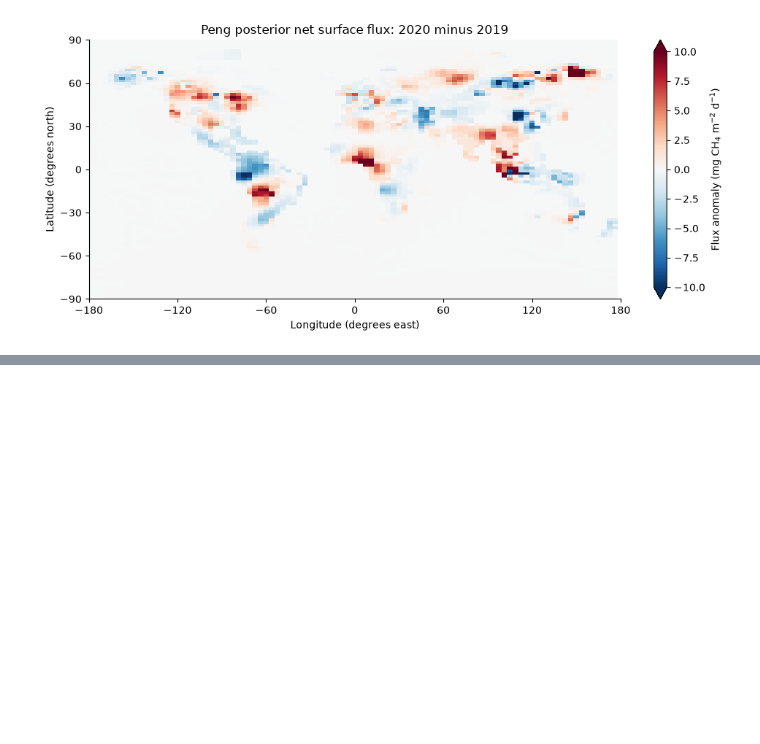
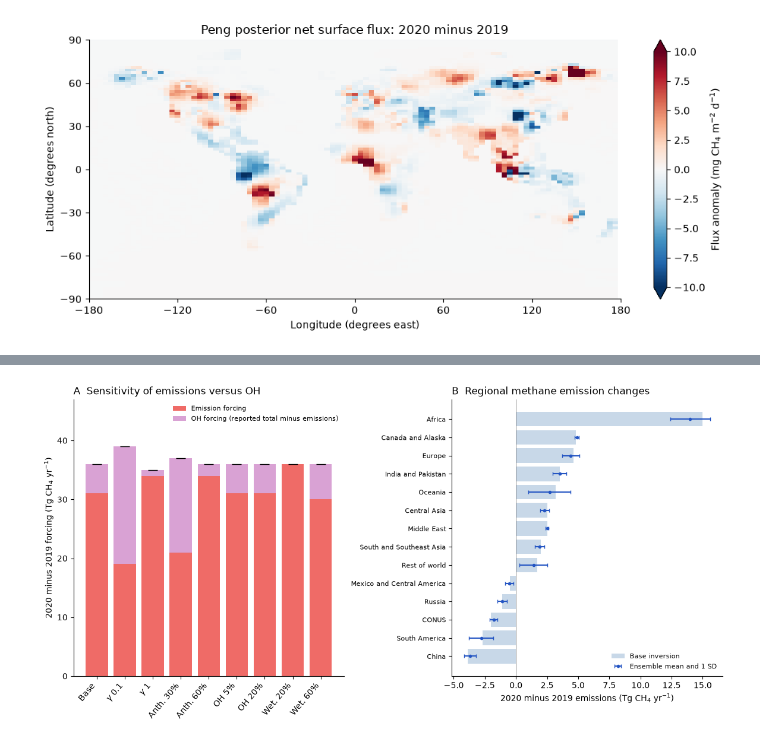
Before and after one commit to ericjmei/methane_surge_reconstruction, a Jupyter notebook: notebooks/reconstruction.ipynb, the cells around one changed output, grey strips where cells are left out. Saved outputs shown, nothing was run; the diff lists cells and outputs as text; code cells hidden in the pictures; blank space fills up the shorter version.

Commit message:
Complete literature review and methane flux comparisons

```diff
--- a/notebooks/reconstruction.ipynb
+++ b/notebooks/reconstruction.ipynb
@@ -187,0 +221,23 @@ save(fig, "peng_flux_map")
+# %%
+fig, axs = plt.subplots(1, 2, figsize=(11.5, 5.7), constrained_layout=True)
+x = np.arange(len(qe))
+axs[0].bar(x, qe.emission_change, color="#ef6b67", label="Emission forcing")
+axs[0].bar(x, qe.oh_forcing_reported, bottom=qe.emission_change, color="#d9a2d4", label="OH forcing (reported total minus emissions)")
+axs[0].plot(x, qe.total_forcing, "k_", ms=11)
+axs[0].set_xticks(x, ["Base", "$\gamma$ 0.1", "$\gamma$ 1", "Anth. 30%", "Anth. 60%", "OH 5%", "OH 20%", "Wet. 20%", "Wet. 60%"], rotation=50, ha="right")
+axs[0].set_ylabel("2020 minus 2019 forcing (Tg CH$_4$ yr$^{-1}$)")
+axs[0].set_title("A  Sensitivity of emissions versus OH", loc="left")
+axs[0].set_ylim(0, 47)
+axs[0].legend(frameon=False, fontsize=8)
+r = qr.sort_values("base_anomaly")
+y = np.arange(len(r))
+axs[1].barh(y, r.base_anomaly, color="#c8d8e8", label="Base inversion")
+axs[1].errorbar(r.ensemble_mean_anomaly, y, xerr=r.ensemble_sd_anomaly, fmt="o", color="#2455c3", ms=3, capsize=2, label="Ensemble mean and 1 SD")
+axs[1].set_yticks(y, r.region, fontsize=8)
+axs[1].axvline(0, color=".5", lw=.7)
+axs[1].set_xlabel("2020 minus 2019 emissions (Tg CH$_4$ yr$^{-1}$)")
+axs[1].set_title("B  Regional methane emission changes", loc="left")
+axs[1].legend(frameon=False, fontsize=8, loc="lower right")
+save(fig, "qu2022_sensitivity")
+# %% [output]
+[figure, added]
```
Also changed, not shown: parts of 7 cells of this notebook, 59 other files.
